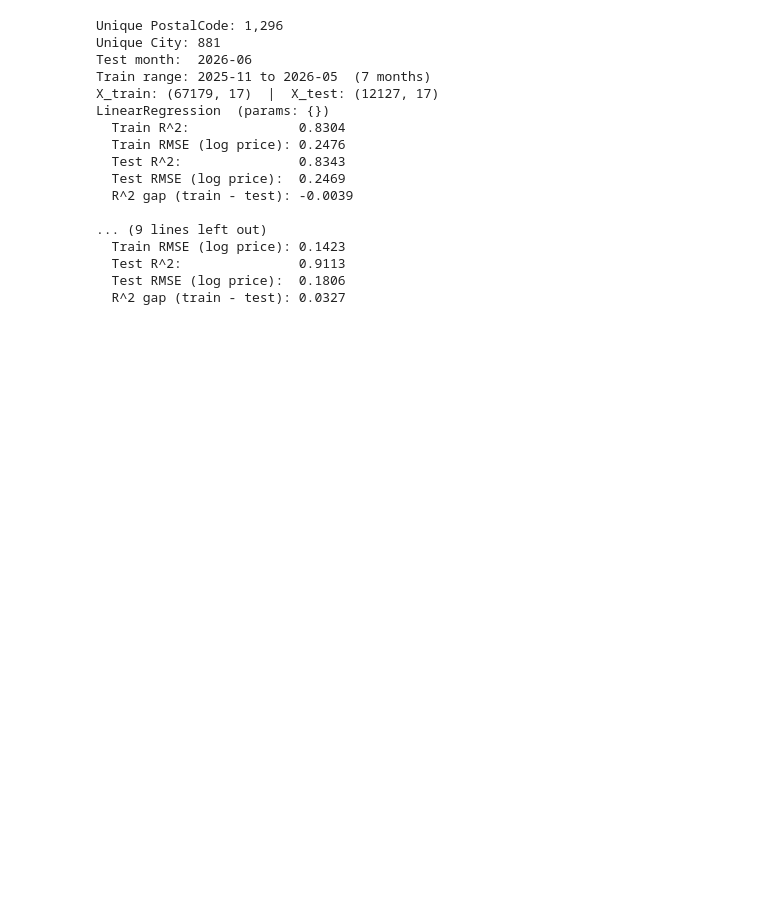
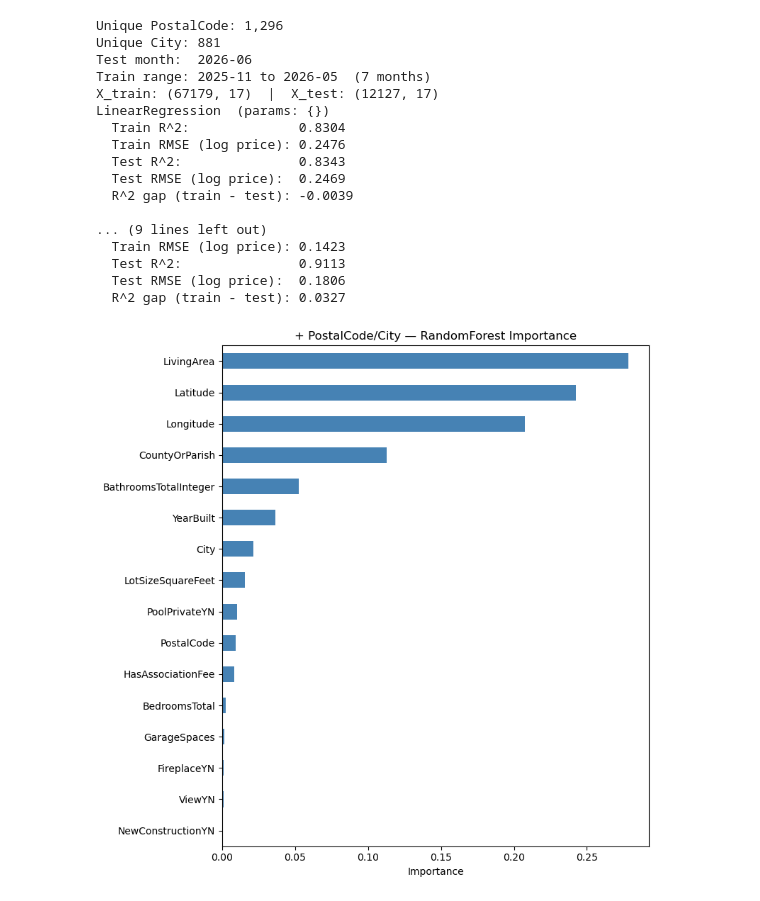
Before and after one commit to matthewviray/idx-exchange-project, a Jupyter notebook: notebooks/04_model_comparison.ipynb, the cells around one changed output. Cells and saved outputs as stored; diff of their text form; code cells hidden in the pictures; blank space fills up the shorter version.

```diff
--- a/notebooks/04_model_comparison.ipynb
+++ b/notebooks/04_model_comparison.ipynb
@@ -331,5 +331,34 @@ LinearRegression  (params: {})
   Test R^2:               0.9113
   Test RMSE (log price):  0.1806
   R^2 gap (train - test): 0.0327
+# %%
+# Feature importance — RandomForest, + PostalCode/City
+def group_importance_by_cols(feature_names, values, base_cols):
+    grouped = {}
+    for fname, val in zip(feature_names, values):
+        short = fname.split('__', 1)[1] if '__' in fname else fname
+        base = None
+        for c in base_cols:
+            if short == c or short.startswith(c + '_'):
+                base = c
+                break
+        if base is None:
+            base = short
+        grouped[base] = grouped.get(base, 0) + val
+    return pd.Series(grouped)
+
+pc_base_cols = categorical_cols + ['PostalCode', 'City']
+pc_feature_names = postal_city_results['RandomForest']['pipeline'].named_steps['preprocessor'].get_feature_names_out()
+pc_importances = postal_city_results['RandomForest']['pipeline'].named_steps['model'].feature_importances_
+pc_feat_imp = group_importance_by_cols(pc_feature_names, pc_importances, pc_base_cols).sort_values(ascending=True)
+
+fig, ax = plt.subplots(figsize=(8, 8))
+pc_feat_imp.plot(kind='barh', ax=ax, color='steelblue')
+ax.set_xlabel('Importance')
+ax.set_title('+ PostalCode/City — RandomForest Importance')
+plt.tight_layout()
+plt.show()
+# %% [output]
+[figure, added]
 # %%
 # Old vs. PostalCode+City feature set — side-by-side comparison for all three models
```
Also changed, not shown: parts of 17 cells of this notebook.
